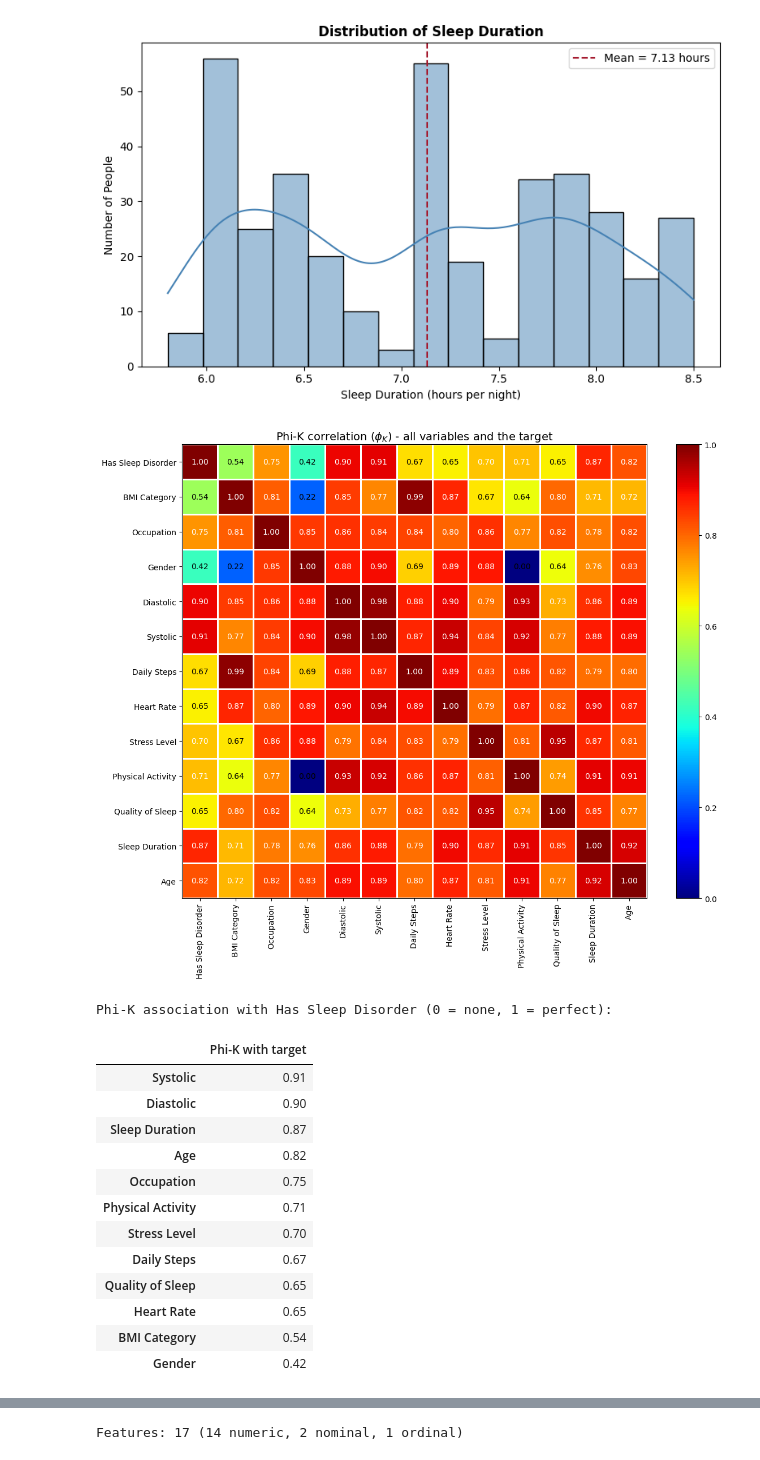
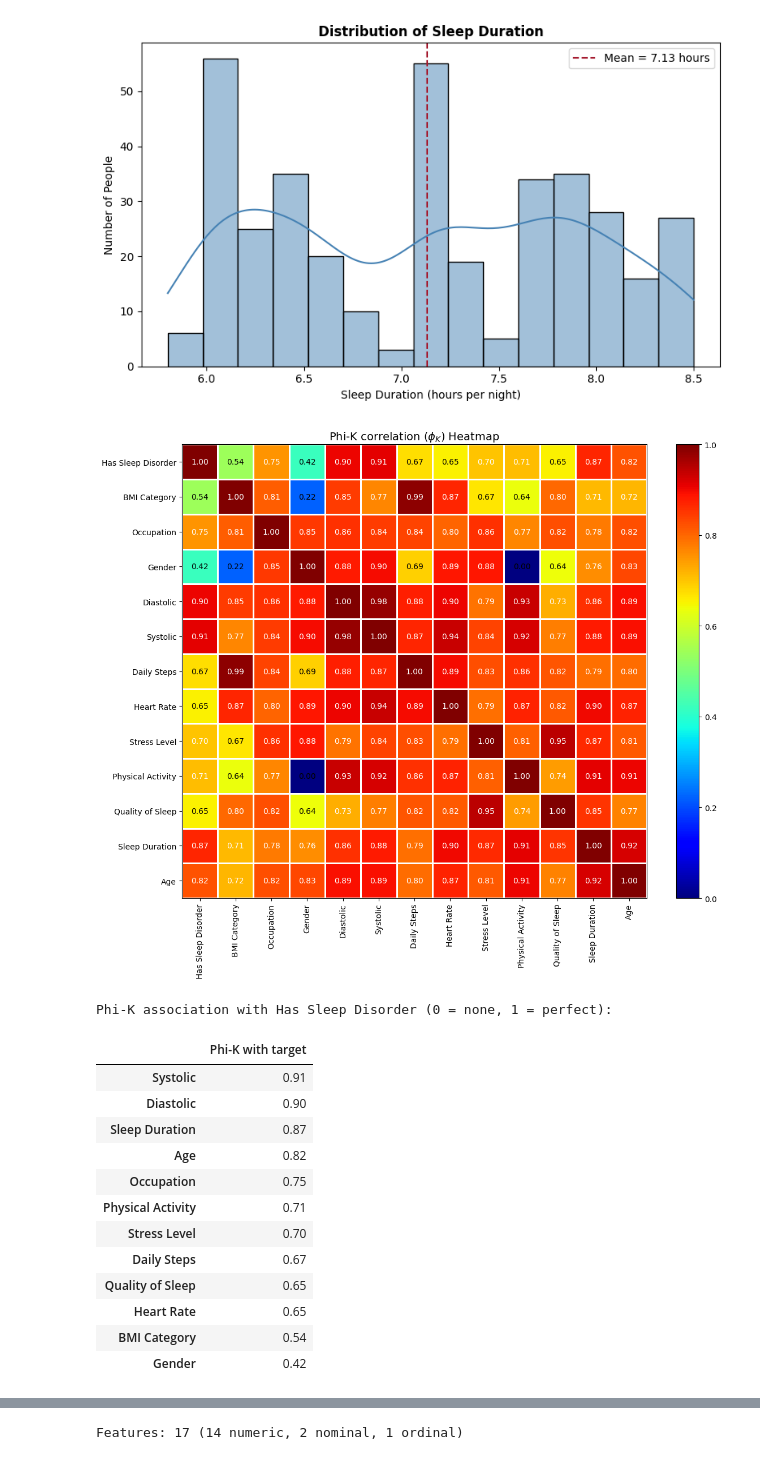
Before and after one commit to sudiksharamakrishnanhse-lab/ProgrammingforHDS_FinalProject, a Jupyter notebook: DatasetSelection.ipynb, the cells around one changed output, grey strips where cells are left out. Cells and saved outputs as stored; diff of their text form; code cells hidden in the pictures.

```diff
--- a/DatasetSelection.ipynb
+++ b/DatasetSelection.ipynb
@@ -359,31 +359,30 @@ plt.show()
 # %%
 # @title **Section 4C - Correlation Heatmap (Exploratory Visualization)**
 
 %pip install -q phik
 import phik
 from phik.report import plot_correlation_matrix
 
 heat_cols = list(num_cols) + ["Gender", "Occupation", "BMI Category", TARGET]
-# Shortened only for this plot so the axis label is not cut off
 heat_df = df_clean[heat_cols].rename(columns={"Physical Activity Level": "Physical Activity"})
 interval = ["Physical Activity" if c == "Physical Activity Level" else c for c in num_cols]
 phik_overview = heat_df.phik_matrix(interval_cols=interval)
 
 plot_correlation_matrix(phik_overview.values,
                         x_labels=phik_overview.columns,
                         y_labels=phik_overview.index,
                         vmin=0, vmax=1, color_map="jet",
-                        title=r"Phi-K correlation ($\phi_K$) - all variables and the target",
+                        title=r"Phi-K correlation ($\phi_K$) Heatmap",
                         fontsize_factor=1.0,
                         figsize=(12, 10))
 plt.tight_layout()
 plt.show()
 
 print("Phi-K association with Has Sleep Disorder (0 = none, 1 = perfect):")
 display(phik_overview[TARGET].drop(TARGET).sort_values(ascending=False)
         .to_frame("Phi-K with target").round(2))
 # %% [output]
-[figure, old version]
+[figure, new version]
 Phi-K association with Has Sleep Disorder (0 = none, 1 = perfect):
 |  | Phi-K with target |
 | Systolic | 0.91 |
```
Also changed, not shown: parts of 5 cells of this notebook.
